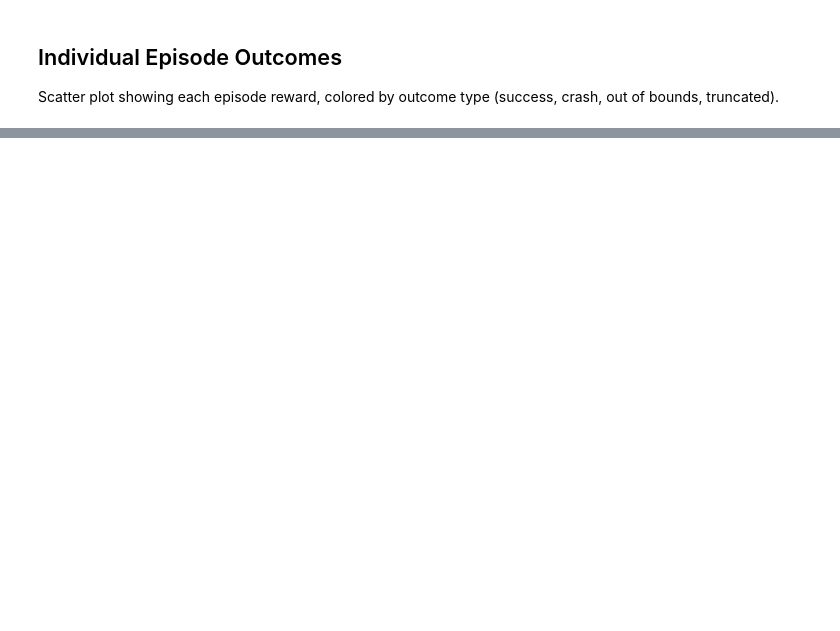
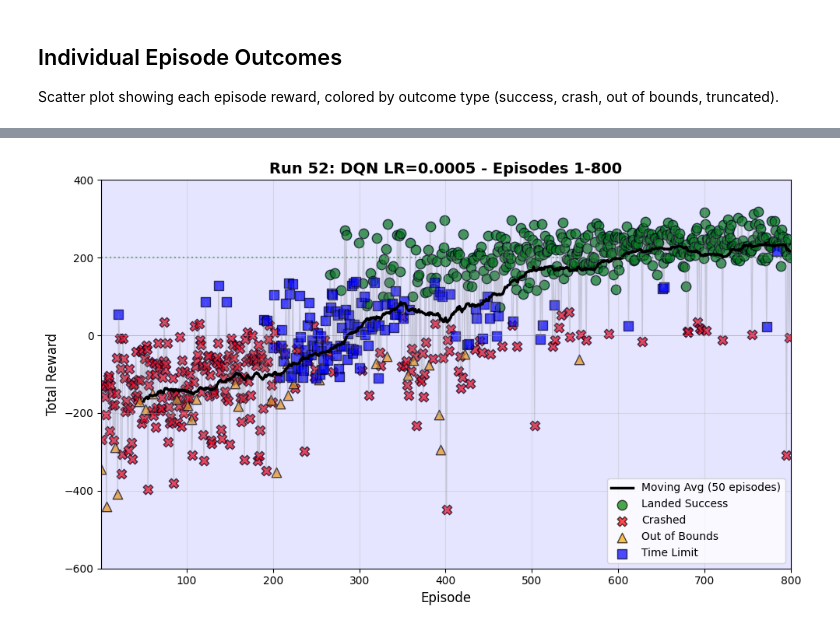
Before and after one commit to 01andreabattaglia/Lunar_Lander_Reinforcement_Learning, a Jupyter notebook: runs_comparison.ipynb, the cells around one changed output, grey strips where cells are left out. Cells and saved outputs as stored; diff of their text form; code cells hidden in the pictures; blank space fills up the shorter version.

```diff
--- a/runs_comparison.ipynb
+++ b/runs_comparison.ipynb
@@ -310,0 +246,79 @@ Run  Label  Avg Reward  Max Reward  Final 100 Avg  Success Rate (%)  Crash Rate
+# %%
+# ========== RUN AND EPISODE WINDOW SELECTION ==========
+run_to_display = '52'  # Select which run to display
+episode_start = 1      # First episode to display
+episode_end = 800      # Last episode to display
+# =======================================================
+
+# Color and marker mapping for outcomes
+outcome_styles = {
+    'landed_success': {'color': 'green', 'marker': 'o', 'label': 'Landed Success'},
+    'crashed': {'color': 'red', 'marker': 'X', 'label': 'Crashed'},
+    'out_of_bounds': {'color': 'orange', 'marker': '^', 'label': 'Out of Bounds'},
+    'time_limit': {'color': 'blue', 'marker': 's', 'label': 'Time Limit'}
+}
+
+fig, ax = plt.subplots(figsize=(10, 6))
+
+# Filter data for this run
+run_data = df_all[df_all['run_id'] == run_to_display].copy().reset_index(drop=True)
+
+# Filter by episode window
+run_data_window = run_data[(run_data['episode'] >= episode_start) & (run_data['episode'] <= episode_end)]
+
+# Base line plot (rewards connected)
+ax.plot(run_data_window['episode'], run_data_window['reward'], alpha=0.3, linewidth=1, color='gray')
+
+# Plot moving average (calculated on full data, then filtered)
+run_data['reward_ma'] = run_data['reward'].rolling(window=window).mean()
+run_data_ma_window = run_data[(run_data['episode'] >= episode_start) & (run_data['episode'] <= episode_end)]
+ax.plot(run_data_ma_window['episode'], run_data_ma_window['reward_ma'], linewidth=2.5,
+        label=f'Moving Avg ({window} episodes)', color='black')
+
+# Plot scatter points with different markers for each outcome
+for outcome, style in outcome_styles.items():
+    outcome_data = run_data_window[run_data_window['outcome'] == outcome]
+    if len(outcome_data) > 0:
+        ax.scatter(
+            outcome_data['episode'],
+            outcome_data['reward'],
+            c=style['color'],
+            marker=style['marker'],
+            label=style['label'],
+            s=80,
+            alpha=0.7,
+            edgecolors='black',
+            linewidth=1
+        )
+
+# Styling - FIXED AXES
+ax.set_xlabel('Episode', fontsize=12)
+ax.set_ylabel('Total Reward', fontsize=12)
+ax.set_title(f'Run {run_to_display}: {run_labels.get(run_to_display, "")} - Episodes {episode_start}-{episode_end}',
+             fontsize=14, fontweight='bold')
+ax.legend(fontsize=10, loc='lower right')
+ax.grid(True, alpha=0.3)
+
+# Fixed axis limits
+ax.set_xlim([1, 800])
+ax.set_ylim([-600, 400])
+
+ax.axhline(y=200, color='green', linestyle=':', linewidth=1.5, alpha=0.5)
+ax.axhline(y=0, color='gray', linestyle='-', linewidth=0.5, alpha=0.5)
+
+# Add shaded region for selected window
+ax.axvspan(episode_start, episode_end, alpha=0.1, color='blue')
+
+plt.tight_layout()
+plt.show()
+
+# Print statistics for the selected window
+print(f"\n📊 Run {run_to_display} Statistics (Episodes {episode_start}-{episode_end}):")
+print(f"  Average Reward: {run_data_window['reward'].mean():.3f}")
+print(f"  Max Reward: {run_data_window['reward'].max():.3f}")
+print(f"  Min Reward: {run_data_window['reward'].min():.3f}")
+print(f"  Std Dev: {run_data_window['reward'].std():.3f}")
+print(f"  Success Rate: {(run_data_window['outcome'] == 'landed_success').sum() / len(run_data_window) * 100:.1f}%")
+print("-" * 60)
+# %% [output]
+[figure, added]
```
Also changed, not shown: parts of 7 cells of this notebook, 9 other files.
